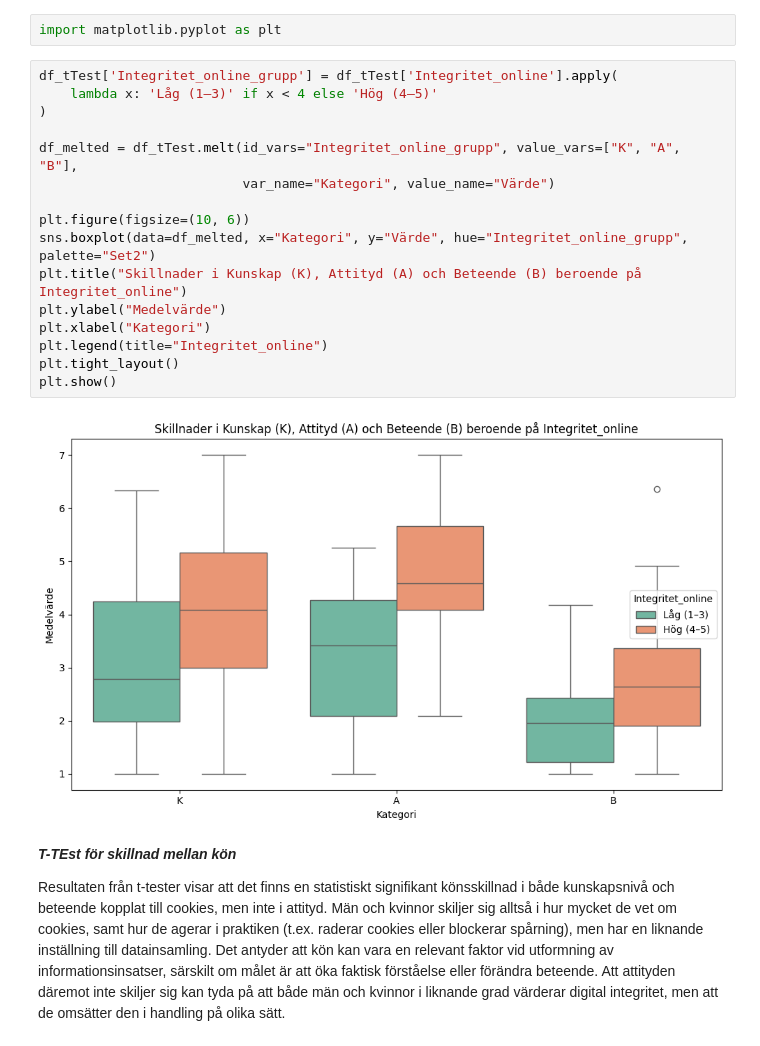
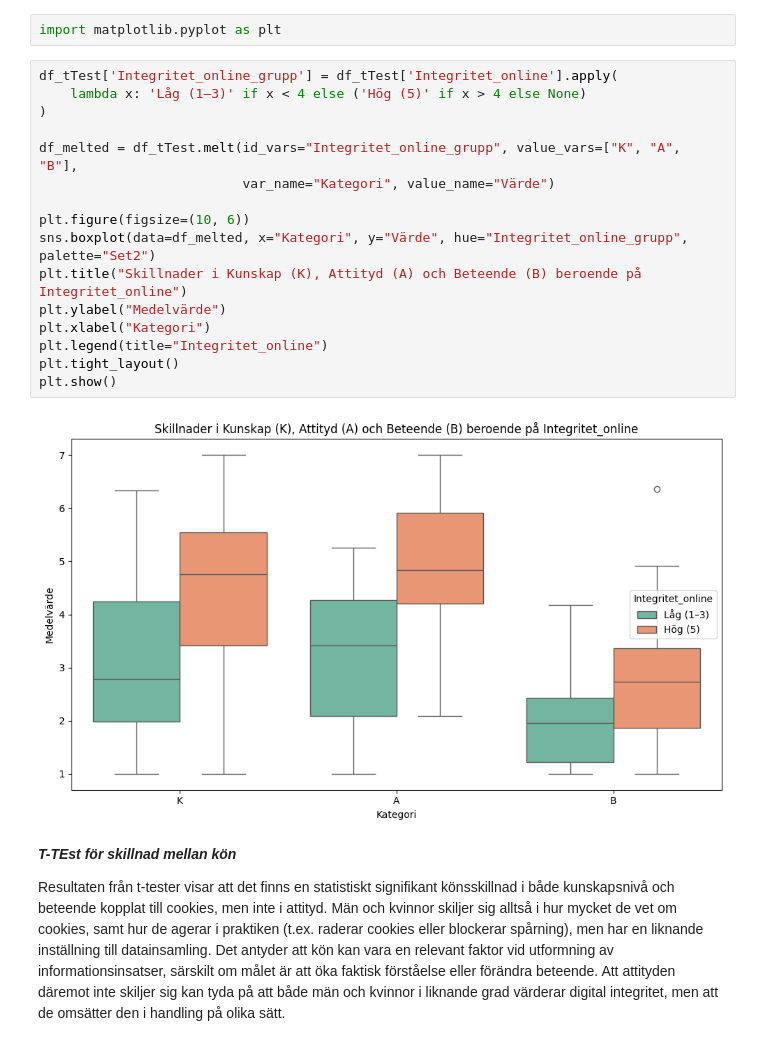
Before and after one commit to stenhoff40/Examensarbete_analys, a Jupyter notebook: analys.ipynb, the cells around one changed output. Cells and saved outputs as stored; diff of their text form.

```diff
--- a/analys.ipynb
+++ b/analys.ipynb
@@ -394,22 +394,22 @@ print(f"  t = {t_b.statistic:.3f}, p = {t_b.pvalue:.4f}")
 import matplotlib.pyplot as plt
 # %%
 df_tTest['Integritet_online_grupp'] = df_tTest['Integritet_online'].apply(
-    lambda x: 'Låg (1–3)' if x < 4 else 'Hög (4–5)'
+    lambda x: 'Låg (1–3)' if x < 4 else ('Hög (5)' if x > 4 else None)
 )
 
 df_melted = df_tTest.melt(id_vars="Integritet_online_grupp", value_vars=["K", "A", "B"],
                           var_name="Kategori", value_name="Värde")
 
 plt.figure(figsize=(10, 6))
 sns.boxplot(data=df_melted, x="Kategori", y="Värde", hue="Integritet_online_grupp", palette="Set2")
 plt.title("Skillnader i Kunskap (K), Attityd (A) och Beteende (B) beroende på Integritet_online")
 plt.ylabel("Medelvärde")
 plt.xlabel("Kategori")
 plt.legend(title="Integritet_online")
 plt.tight_layout()
 plt.show()
 # %% [output]
-[figure, old version]
+[figure, new version]
 # %% [markdown]
 ***T-TEst för skillnad mellan kön***
 
```
